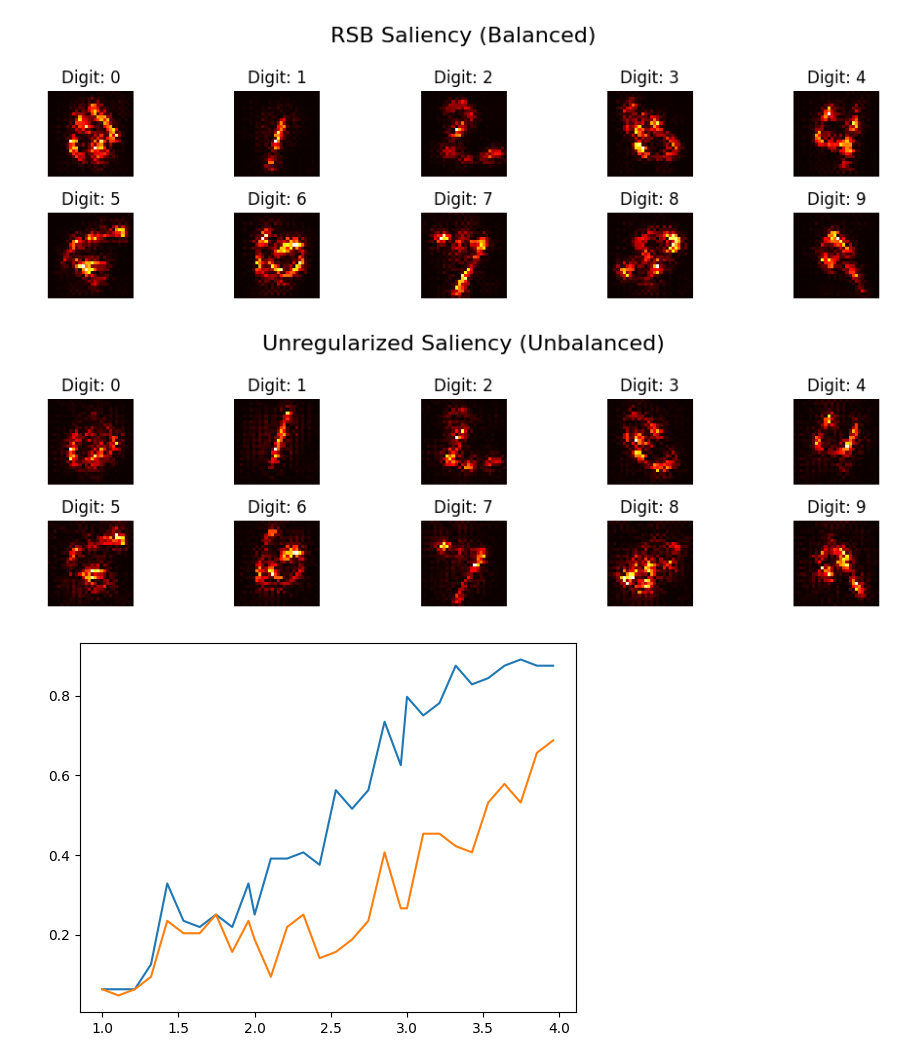
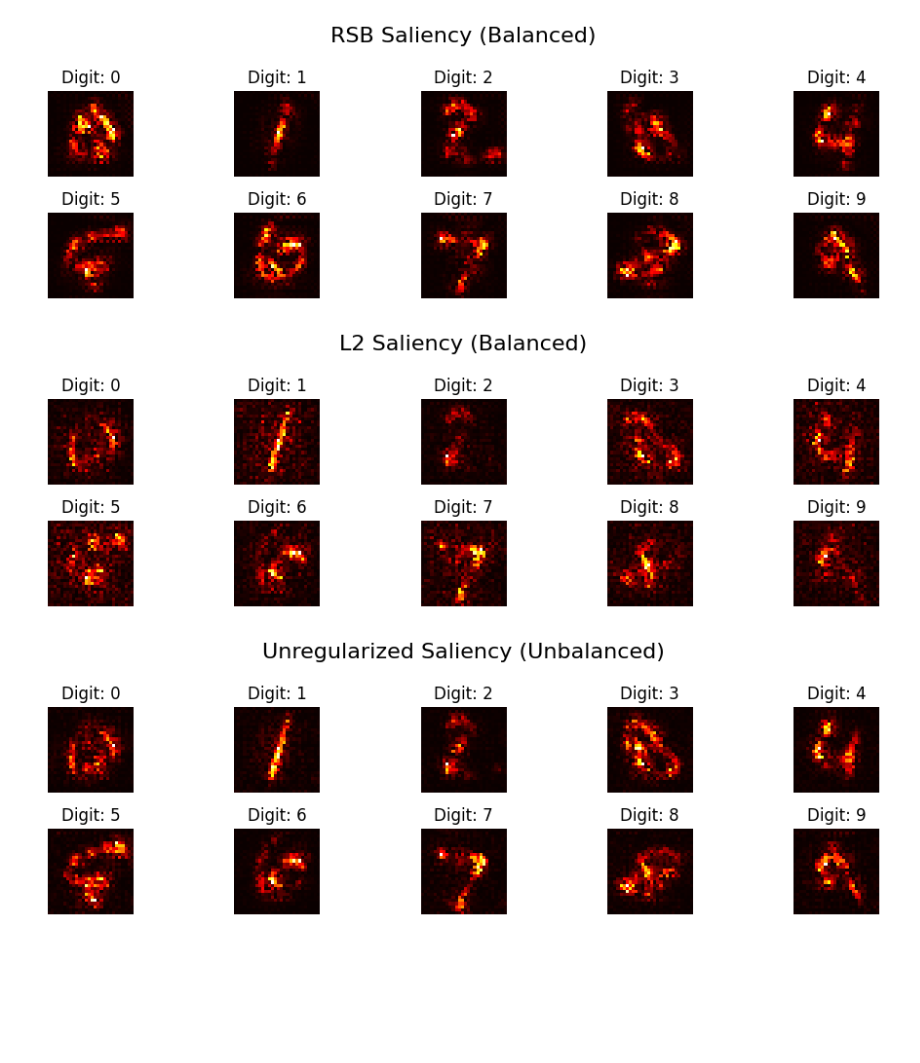
Before and after one commit to apmalani/cs-172b-project, a Jupyter notebook: MNIST_RSB.ipynb, the cells around one changed output. Drawn from its saved outputs; the diff is of its cells as text; code cells hidden in the pictures; blank space fills up the shorter version.

Commit message:
L2 model evaluation with MNIST

```diff
--- a/MNIST_RSB.ipynb
+++ b/MNIST_RSB.ipynb
@@ -80,7 +80,44 @@ def get_network_balance(model):
             # (Layer_k_norm - Layer_k+1_norm)^2
             diffs.append((norms[i] - norms[i+1])**2)
 
-        return torch.mean(torch.stack(diffs)).item()
+        return torch.mean(torch.stack(diffs)).item(), sum(n.item() for n in norms)
+# %%
+def get_neuron_stats(model):
+    total_neuron_imbalance = 0.0
+    # Filter to get only weight tensors, ignoring biases
+    weights = [p for name, p in model.named_parameters() if 'weight' in name]
+
+    for i in range(len(weights) - 1):
+        w_curr = weights[i]      # Layer L
+        w_next = weights[i+1]    # Layer L+1
+
+        # 1. Incoming Energy (Norm per output unit of Layer L)
+        if w_curr.dim() == 4: # Conv layer
+            in_energy = torch.sum(w_curr**2, dim=(1, 2, 3))
+        else: # Linear layer
+            in_energy = torch.sum(w_curr**2, dim=1)
+
+        # 2. Outgoing Energy (Norm per input unit of Layer L+1)
+        if w_next.dim() == 4: # Next is Conv
+            out_energy = torch.sum(w_next**2, dim=(0, 2, 3))
+        else: # Next is Linear
+            out_energy = torch.sum(w_next**2, dim=0)
+
+        # 3. Handle the Flattening Junction
+        # If out_energy is a multiple of in_energy, it's a Flattening transition
+        if in_energy.size(0) != out_energy.size(0):
+            # factor = (Channels * H * W) / Channels = H * W
+            factor = out_energy.size(0) // in_energy.size(0)
+
+            # Reshape out_energy to (Channels, H*W) and sum across spatial pixels
+            # so that we have one 'out_energy' value per channel
+            out_energy = out_energy.view(in_energy.size(0), factor).sum(dim=1)
+
+        # 4. Compute Synaptic Tension (Individual Neuron Balance)
+        neuron_diffs = torch.abs(in_energy - out_energy)
+        total_neuron_imbalance += torch.sum(neuron_diffs).item()
+
+    return total_neuron_imbalance
 # %%
 from torchvision import datasets, transforms
 from torch.utils.data import DataLoader
@@ -190,40 +262,37 @@ def visualize_saliency(model, title, device='cuda'):
             digit = target[i].item()
             if digit not in examples and len(examples) < 10:
                 examples[digit] = data[i].unsqueeze(0).to(device)
         if len(examples) >= 10: break
 
     for i in range(10):
         img = examples[i]
         img.requires_grad_()  # We need gradients w.r.t the image
 
         output = model(img)
         score = output[0, i]  # The score for the actual digit
         score.backward()      # Backprop to the input
 
         # The saliency map is the absolute value of the gradient
         saliency, _ = torch.max(img.grad.data.abs(), dim=1)
         saliency = saliency.reshape(28, 28).cpu().numpy()
 
         ax = axes[i//5, i%5]
         # Overlay the saliency on the original image
         ax.imshow(saliency, cmap='hot')
         ax.set_title(f"Digit: {i}")
         ax.axis('off')
 
     plt.tight_layout()
     plt.show()
 
 # Run for both models to compare "focus"
 visualize_saliency(rsb_model, title="RSB Saliency (Balanced)")
+visualize_saliency(l2_model, title="L2 Saliency (Balanced)")
 visualize_saliency(u_model, title="Unregularized Saliency (Unbalanced)")
 # %% [output]
-[figure, old version]
+[figure, new version]
-[figure, old version]
+[figure, new version]
+[figure, added]
 # %%
 import pandas as pd
 df = pd.DataFrame(history)
-# %%
-plt.plot(df['epoch'],df[['b_acc','u_acc']])
-plt.show()
-# %% [output]
-[figure, removed]
```
Also changed, not shown: parts of 2 cells of this notebook.
